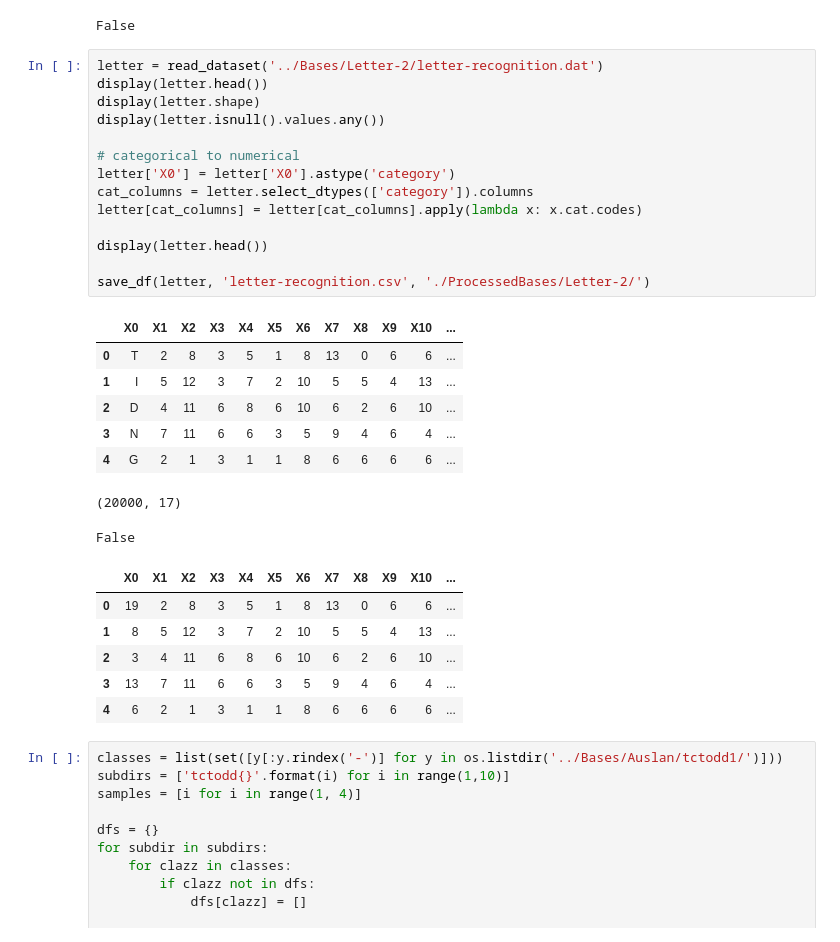
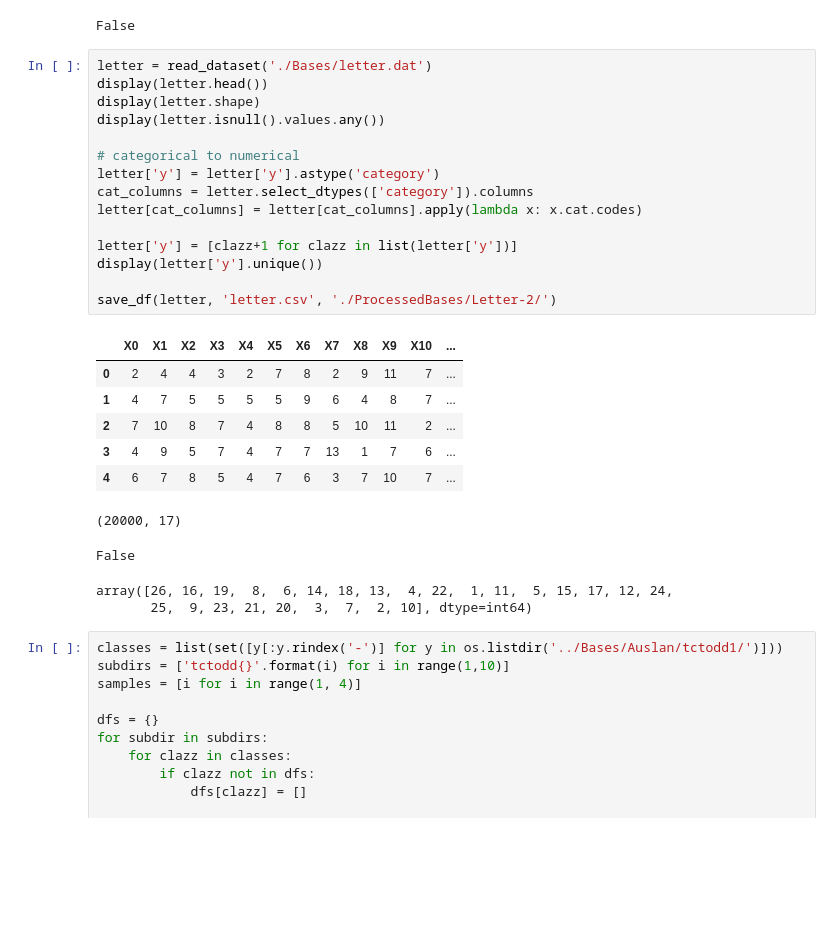
Before and after one commit to las33/MCSProject, a Jupyter notebook: Dataset Pre-processing (11-22).ipynb, the cells around one changed output. Drawn from its saved outputs; the diff is of its cells as text; blank space fills up the shorter version.

Commit message:
Update dataset processing scripts to deal with known class issues

```diff
--- a/Dataset Pre-processing (11-22).ipynb
+++ b/Dataset Pre-processing (11-22).ipynb
@@ -197,34 +197,31 @@ save_df(isolet, 'isolet.csv', './ProcessedBases/Isolet/')
 (7797, 618)
 False
 # %%
-letter = read_dataset('../Bases/Letter-2/letter-recognition.dat')
+letter = read_dataset('./Bases/letter.dat')
 display(letter.head())
 display(letter.shape)
 display(letter.isnull().values.any())
 
 # categorical to numerical
-letter['X0'] = letter['X0'].astype('category')
+letter['y'] = letter['y'].astype('category')
 cat_columns = letter.select_dtypes(['category']).columns
 letter[cat_columns] = letter[cat_columns].apply(lambda x: x.cat.codes)
 
-display(letter.head())
+letter['y'] = [clazz+1 for clazz in list(letter['y'])]
+display(letter['y'].unique())
 
-save_df(letter, 'letter-recognition.csv', './ProcessedBases/Letter-2/')
+save_df(letter, 'letter.csv', './ProcessedBases/Letter-2/')
 # %% [output]
 |  | X0 | X1 | X2 | X3 | X4 | X5 | X6 | X7 | X8 | X9 | X10 | ... |
-| 0 | T | 2 | 8 | 3 | 5 | 1 | 8 | 13 | 0 | 6 | 6 | ... |
-| 1 | I | 5 | 12 | 3 | 7 | 2 | 10 | 5 | 5 | 4 | 13 | ... |
-| 2 | D | 4 | 11 | 6 | 8 | 6 | 10 | 6 | 2 | 6 | 10 | ... |
-| 3 | N | 7 | 11 | 6 | 6 | 3 | 5 | 9 | 4 | 6 | 4 | ... |
-| 4 | G | 2 | 1 | 3 | 1 | 1 | 8 | 6 | 6 | 6 | 6 | ... |
+| 0 | 2 | 4 | 4 | 3 | 2 | 7 | 8 | 2 | 9 | 11 | 7 | ... |
+| 1 | 4 | 7 | 5 | 5 | 5 | 5 | 9 | 6 | 4 | 8 | 7 | ... |
+| 2 | 7 | 10 | 8 | 7 | 4 | 8 | 8 | 5 | 10 | 11 | 2 | ... |
+| 3 | 4 | 9 | 5 | 7 | 4 | 7 | 7 | 13 | 1 | 7 | 6 | ... |
+| 4 | 6 | 7 | 8 | 5 | 4 | 7 | 6 | 3 | 7 | 10 | 7 | ... |
 (20000, 17)
 False
-|  | X0 | X1 | X2 | X3 | X4 | X5 | X6 | X7 | X8 | X9 | X10 | ... |
-| 0 | 19 | 2 | 8 | 3 | 5 | 1 | 8 | 13 | 0 | 6 | 6 | ... |
-| 1 | 8 | 5 | 12 | 3 | 7 | 2 | 10 | 5 | 5 | 4 | 13 | ... |
-| 2 | 3 | 4 | 11 | 6 | 8 | 6 | 10 | 6 | 2 | 6 | 10 | ... |
-| 3 | 13 | 7 | 11 | 6 | 6 | 3 | 5 | 9 | 4 | 6 | 4 | ... |
-| 4 | 6 | 2 | 1 | 3 | 1 | 1 | 8 | 6 | 6 | 6 | 6 | ... |
+array([26, 16, 19,  8,  6, 14, 18, 13,  4, 22,  1, 11,  5, 15, 17, 12, 24,
+       25,  9, 23, 21, 20,  3,  7,  2, 10], dtype=int64)
 # %%
 classes = list(set([y[:y.rindex('-')] for y in os.listdir('../Bases/Auslan/tctodd1/')]))
 subdirs = ['tctodd{}'.format(i) for i in range(1,10)]
```
Also changed, not shown: parts of 5 cells of this notebook, 2 other files.
